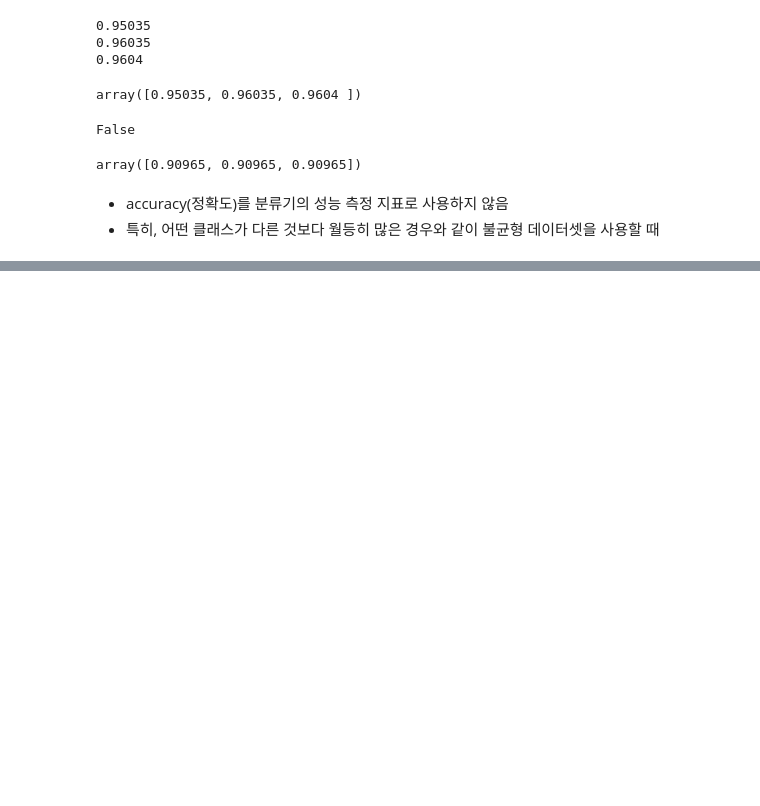
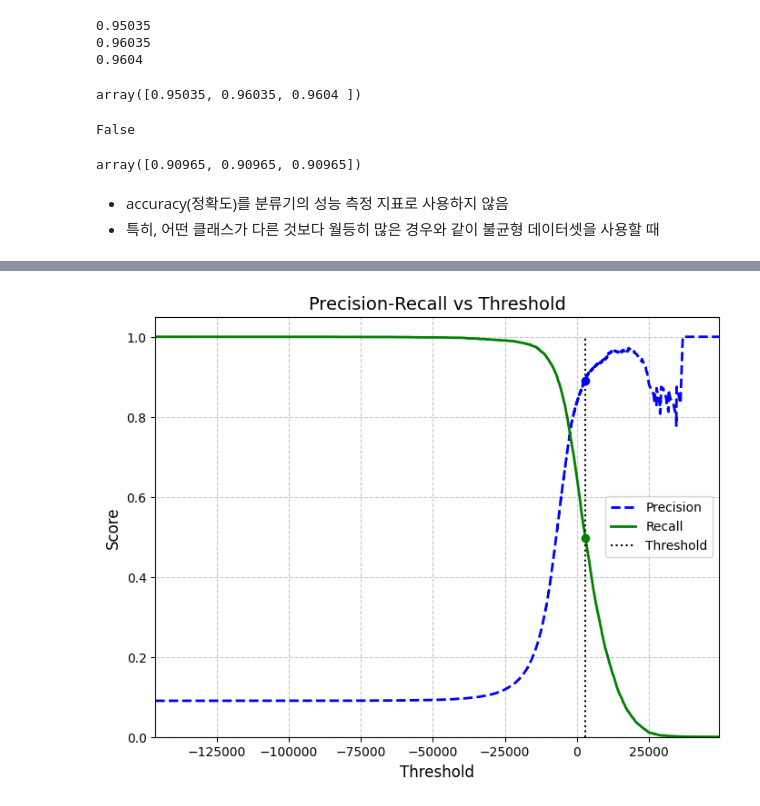
Before and after one commit to hyeonjikim01/hands_on_study, a Jupyter notebook: chap03_classification.ipynb, the cells around one changed output, grey strips where cells are left out. Cells and saved outputs as stored; diff of their text form; code cells hidden in the pictures; blank space fills up the shorter version.

```diff
--- a/chap03_classification.ipynb
+++ b/chap03_classification.ipynb
@@ -121,0 +194,28 @@ array([0.90965, 0.90965, 0.90965])
+# %%
+
+import numpy as np
+plt.figure(figsize=(8, 6))
+
+# 정밀도와 재현율 곡선
+plt.plot(thresholds, precisions[:-1], "b--", label="Precision", linewidth=2)
+plt.plot(thresholds, recalls[:-1], "g-", label="Recall", linewidth=2)
+
+# 임계값 수직선
+plt.vlines(threshold, 0, 1.0, "k", "dotted", label="Threshold")
+
+# 특정 지점 동그라미 표시
+plt.plot([threshold], [precisions[np.argmax(thresholds >= threshold)]], "bo")  # Precision 점
+plt.plot([threshold], [recalls[np.argmax(thresholds >= threshold)]], "go")     # Recall 점
+
+# 보조 설정
+plt.grid(True, linestyle="--", alpha=0.7)       # 그리드 추가
+plt.xlabel("Threshold", fontsize=12)            # x축 레이블
+plt.ylabel("Score", fontsize=12)                # y축 레이블
+plt.title("Precision-Recall vs Threshold", fontsize=14)
+plt.legend(loc="best", fontsize=10)             # 범례
+plt.ylim(0, 1.05)                               # y축 범위
+plt.xlim(min(thresholds), max(thresholds))      # x축 범위
+
+plt.show()
+# %% [output]
+[figure, added]
```
Also changed, not shown: parts of 19 cells of this notebook.
